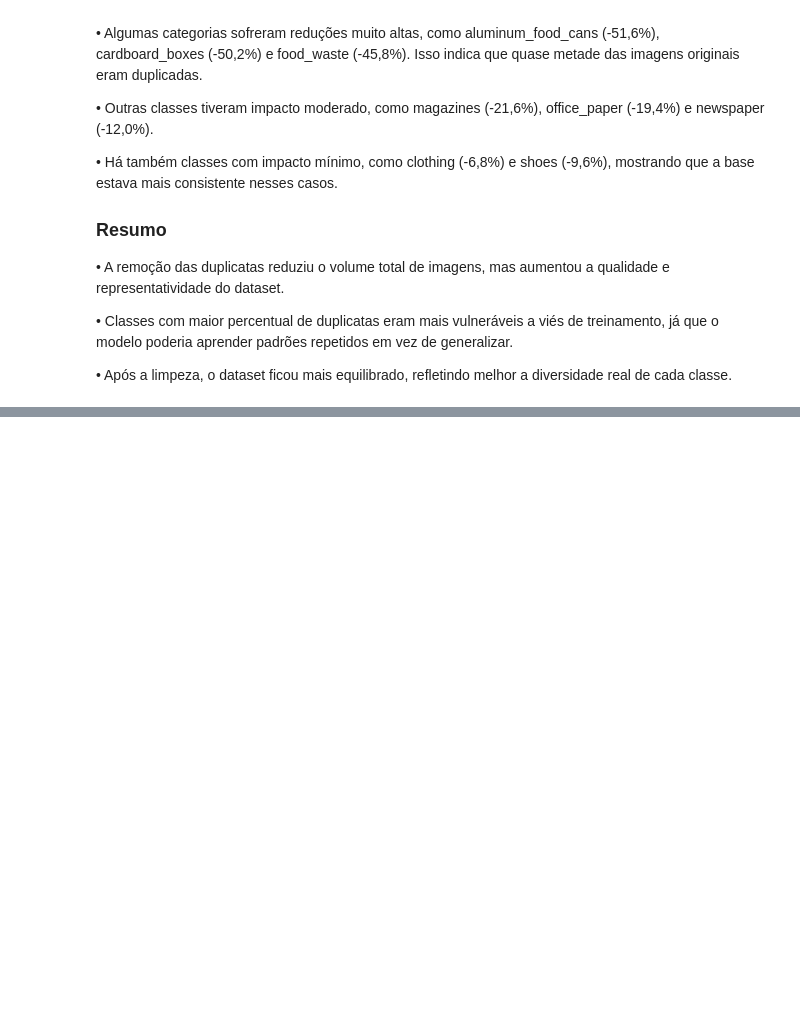
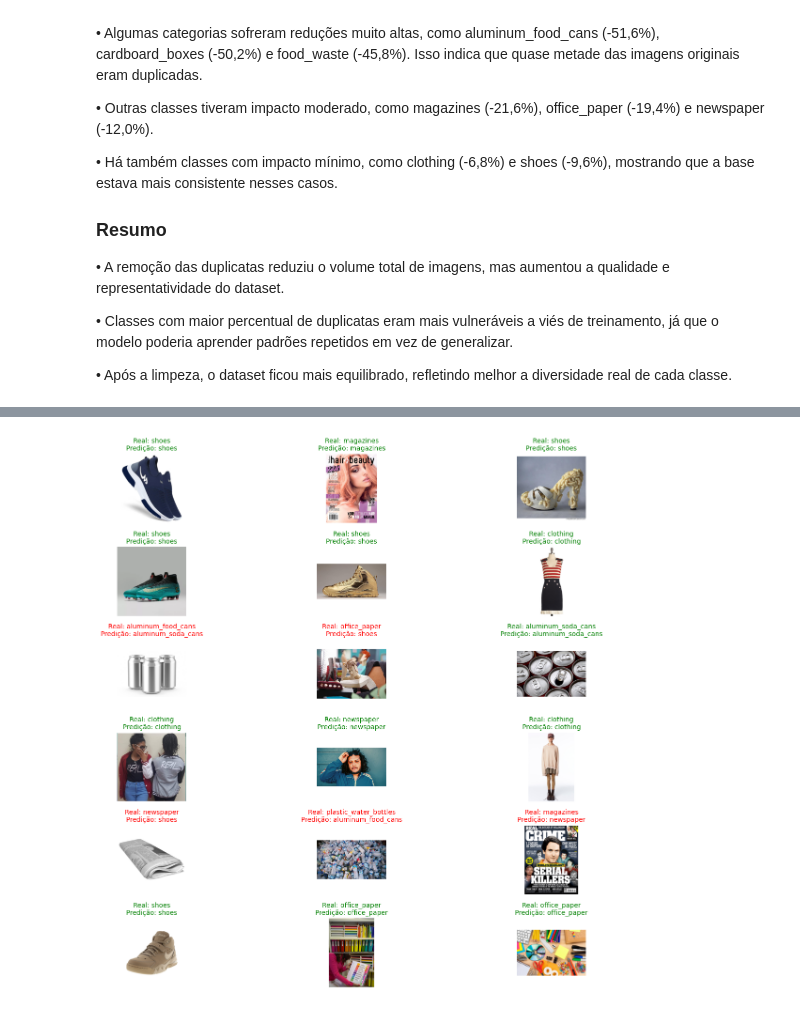
Before and after one commit to elianramon/Machine_Learning_AvaBootcamp_2026.1, a Jupyter notebook: Equipe_2ipynb.ipynb, the cells around one changed output, grey strips where cells are left out. Cells and saved outputs as stored; diff of their text form; code cells hidden in the pictures; blank space fills up the shorter version.

```diff
--- a/Equipe_2ipynb.ipynb
+++ b/Equipe_2ipynb.ipynb
@@ -480,0 +755,32 @@ A limpeza do dataset teve um efeito significativo em várias classes. O heatmap
+# %%
+# ==========================================
+# 6. VISUALIZAÇÃO DOS RESULTADOS
+# ==========================================
+# Extrair os caminhos originais do gerador de teste
+
+filenames = test_generator.filepaths # Usando filepaths para pegar o caminho completo
+indices_aleatorios = np.random.choice(range(len(filenames)), 18, replace=False)
+
+plt.figure(figsize=(15, 12))
+for i, idx in enumerate(indices_aleatorios):
+    plt.subplot(6, 3, i + 1)
+
+    # Ler imagem
+    img_path = filenames[idx]
+    img = mpimg.imread(img_path)
+
+    # Textos da predição e do valor real
+    true_label = class_labels[y_true[idx]]
+    pred_label = class_labels[y_pred[idx]]
+
+    # Cor: verde para acerto, vermelho para erro
+    color = 'green' if true_label == pred_label else 'red'
+
+    plt.imshow(img)
+    plt.title(f"Real: {true_label}\nPredição: {pred_label}", color=color, fontsize=10)
+    plt.axis('off')
+
+plt.tight_layout()
+plt.show()
+# %% [output]
+[figure, added]
```
Also changed, not shown: parts of 28 cells of this notebook.
